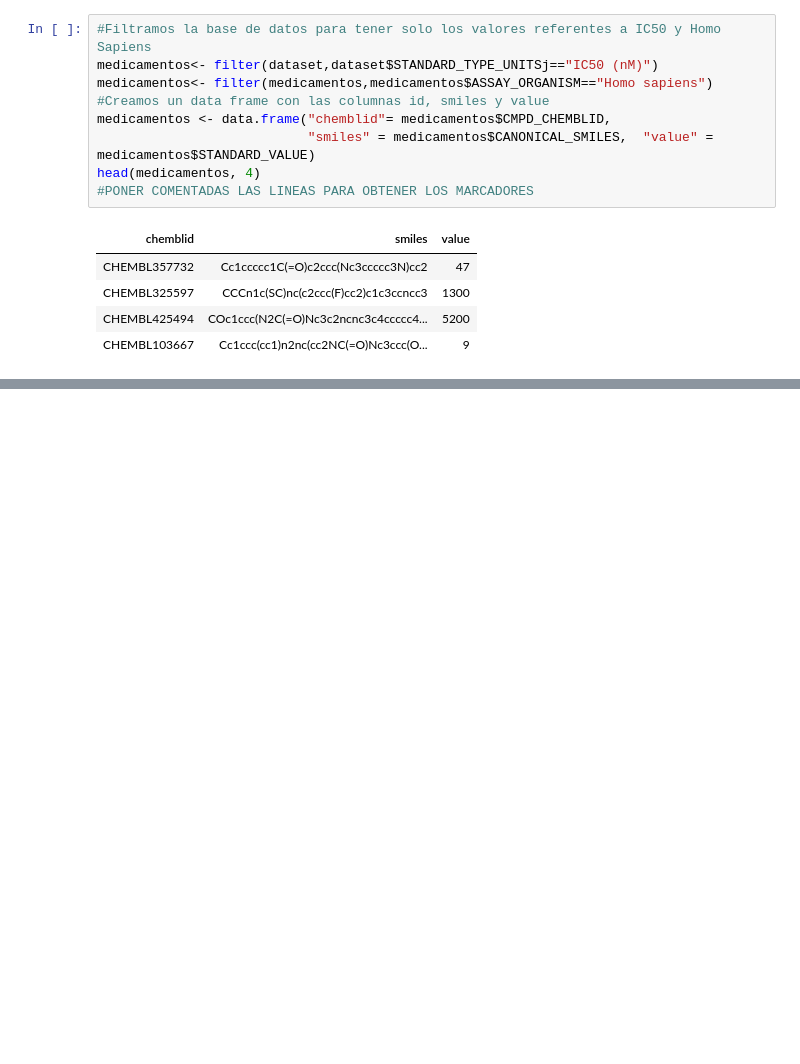
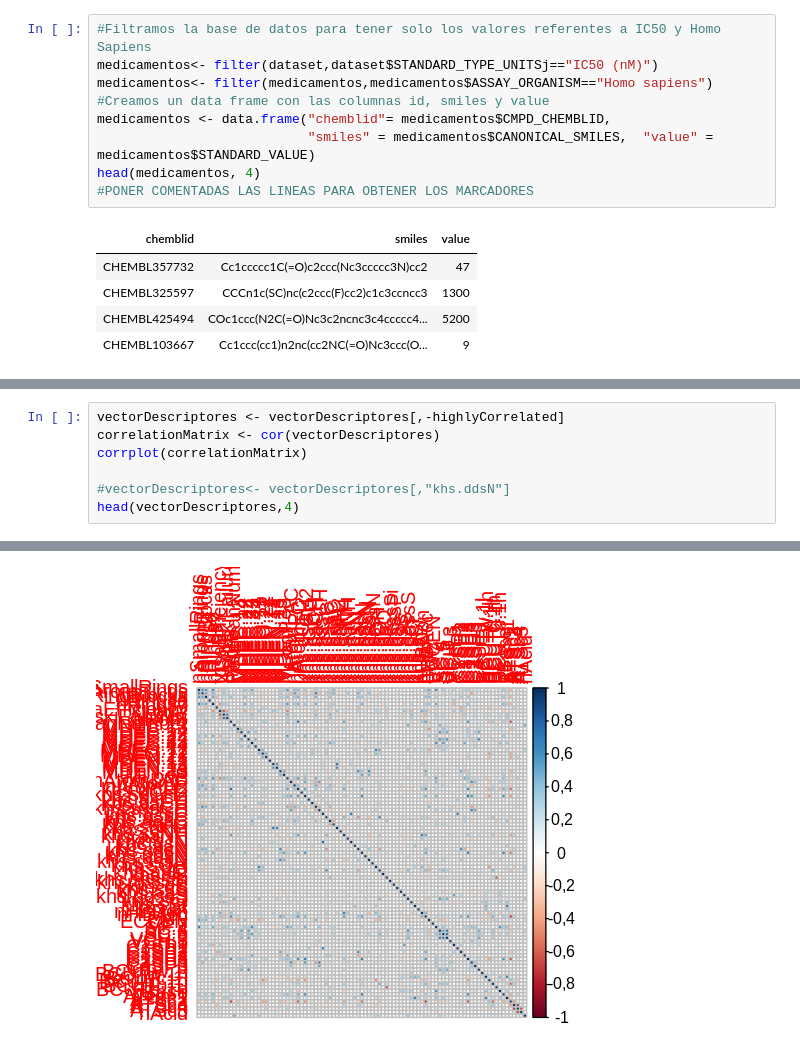
Before and after one commit to alejandrorodriguezarias/MedicamentosMUBICS, a Jupyter notebook: medicamentos-jupyter.ipynb, the cells around one changed output, grey strips where cells are left out. Saved outputs shown, nothing was run; the diff lists cells and outputs as text; blank space fills up the shorter version.

```diff
--- a/medicamentos-jupyter.ipynb
+++ b/medicamentos-jupyter.ipynb
@@ -114,0 +161,8 @@ head(vectorDescriptores,4)
+# %%
+vectorDescriptores <- vectorDescriptores[,-highlyCorrelated]
+correlationMatrix <- cor(vectorDescriptores)
+corrplot(correlationMatrix)
+
+#vectorDescriptores<- vectorDescriptores[,"khs.ddsN"]
+head(vectorDescriptores,4)
+# %% [output]
@@ -115,2 +174,3 @@ head(vectorDescriptores,4)
+[figure, added]
 # %%
 #Clasificacion para knn
```
Also changed, not shown: parts of 16 cells of this notebook.
